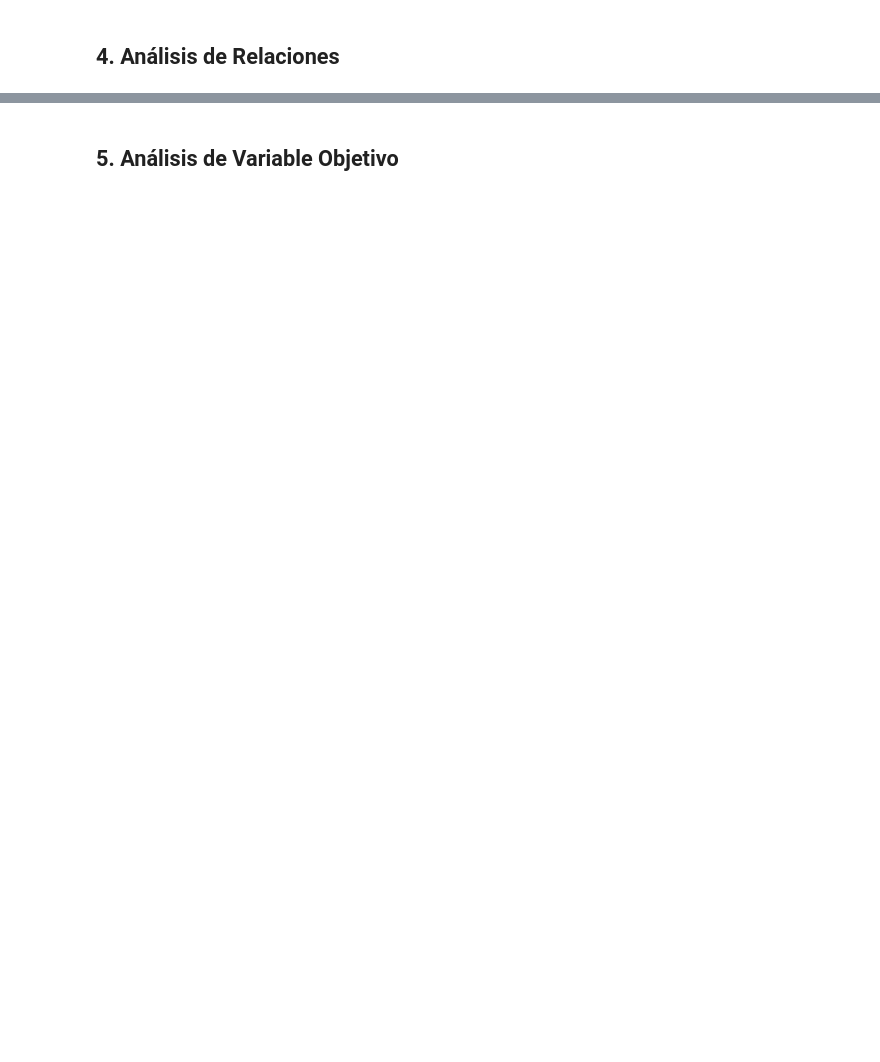
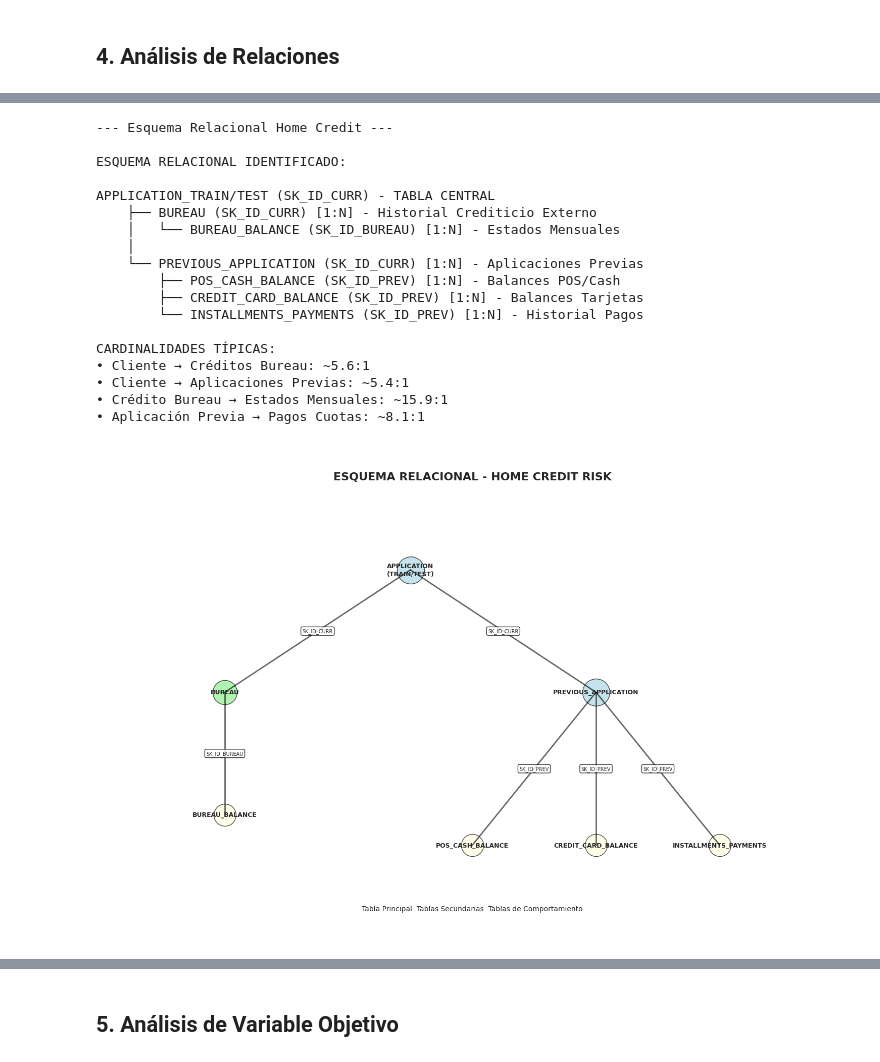
Before and after one commit to BraihanBenjaminGonzalezG/HomeCreditRiskML, a Jupyter notebook: notebooks/01_data_understanding_completo.ipynb, the cells around one changed output, grey strips where cells are left out. Drawn from its saved outputs; the diff is of its cells as text; code cells hidden in the pictures; blank space fills up the shorter version.

```diff
--- a/notebooks/01_data_understanding_completo.ipynb
+++ b/notebooks/01_data_understanding_completo.ipynb
@@ -610,16 +773,16 @@ for rel in relationships:
 print("\n--- Esquema Relacional Home Credit ---")
 
 schema_text = """
-📊 ESQUEMA RELACIONAL IDENTIFICADO:
+ESQUEMA RELACIONAL IDENTIFICADO:
 
 APPLICATION_TRAIN/TEST (SK_ID_CURR) - TABLA CENTRAL
-    ├── 🏦 BUREAU (SK_ID_CURR) [1:N] - Historial Crediticio Externo
-    │   └── 📅 BUREAU_BALANCE (SK_ID_BUREAU) [1:N] - Estados Mensuales
+    ├── BUREAU (SK_ID_CURR) [1:N] - Historial Crediticio Externo
+    │   └── BUREAU_BALANCE (SK_ID_BUREAU) [1:N] - Estados Mensuales
     │
-    └── 📋 PREVIOUS_APPLICATION (SK_ID_CURR) [1:N] - Aplicaciones Previas
-        ├── 🛒 POS_CASH_BALANCE (SK_ID_PREV) [1:N] - Balances POS/Cash
-        ├── 💳 CREDIT_CARD_BALANCE (SK_ID_PREV) [1:N] - Balances Tarjetas
-        └── 💰 INSTALLMENTS_PAYMENTS (SK_ID_PREV) [1:N] - Historial Pagos
+    └── PREVIOUS_APPLICATION (SK_ID_CURR) [1:N] - Aplicaciones Previas
+        ├── POS_CASH_BALANCE (SK_ID_PREV) [1:N] - Balances POS/Cash
+        ├── CREDIT_CARD_BALANCE (SK_ID_PREV) [1:N] - Balances Tarjetas
+        └── INSTALLMENTS_PAYMENTS (SK_ID_PREV) [1:N] - Historial Pagos
 
 CARDINALIDADES TÍPICAS:
 • Cliente → Créditos Bureau: ~5.6:1
@@ -661,32 +824,52 @@ for table, (x, y) in tables.items():
     ax.scatter(x, y, s=size, c=color, alpha=0.7, edgecolors='black')
     ax.text(x, y, table, ha='center', va='center', fontsize=9, fontweight='bold')
 
 # Dibujar conexiones
 connections = [
     ((0.5, 0.8), (0.2, 0.6), 'SK_ID_CURR'),  # APP → BUREAU
     ((0.2, 0.6), (0.2, 0.4), 'SK_ID_BUREAU'),  # BUREAU → BUREAU_BALANCE
     ((0.5, 0.8), (0.8, 0.6), 'SK_ID_CURR'),  # APP → PREV_APP
     ((0.8, 0.6), (0.6, 0.35), 'SK_ID_PREV'),  # PREV_APP → POS_CASH
     ((0.8, 0.6), (0.8, 0.35), 'SK_ID_PREV'),  # PREV_APP → CREDIT_CARD
     ((0.8, 0.6), (1.0, 0.35), 'SK_ID_PREV'),  # PREV_APP → INSTALLMENTS
 ]
 
 for (x1, y1), (x2, y2), key in connections:
     ax.plot([x1, x2], [y1, y2], 'k-', alpha=0.6, linewidth=2)
     # Añadir etiqueta de clave en el medio de la línea
     mid_x, mid_y = (x1 + x2) / 2, (y1 + y2) / 2
     ax.text(mid_x, mid_y, key, ha='center', va='center',
            fontsize=7, bbox=dict(boxstyle='round,pad=0.3', facecolor='white', alpha=0.8))
 
 ax.set_xlim(0, 1.2)
 ax.set_ylim(0.2, 1.0)
 ax.axis('off')
 
 # Añadir leyenda
-legend_text = "🔵 Tabla Principal  🟢 Tablas Secundarias  🟡 Tablas de Comportamiento"
+legend_text = "Tabla Principal  Tablas Secundarias  Tablas de Comportamiento"
 ax.text(0.5, 0.05, legend_text, ha='center', va='bottom',
         fontsize=10, transform=ax.transAxes)
 
 plt.tight_layout()
 plt.show()
+# %% [output]
+--- Esquema Relacional Home Credit ---
+
+ESQUEMA RELACIONAL IDENTIFICADO:
+
+APPLICATION_TRAIN/TEST (SK_ID_CURR) - TABLA CENTRAL
+    ├── BUREAU (SK_ID_CURR) [1:N] - Historial Crediticio Externo
+    │   └── BUREAU_BALANCE (SK_ID_BUREAU) [1:N] - Estados Mensuales
+    │
+    └── PREVIOUS_APPLICATION (SK_ID_CURR) [1:N] - Aplicaciones Previas
+        ├── POS_CASH_BALANCE (SK_ID_PREV) [1:N] - Balances POS/Cash
+        ├── CREDIT_CARD_BALANCE (SK_ID_PREV) [1:N] - Balances Tarjetas
+        └── INSTALLMENTS_PAYMENTS (SK_ID_PREV) [1:N] - Historial Pagos
+
+CARDINALIDADES TÍPICAS:
+• Cliente → Créditos Bureau: ~5.6:1
+• Cliente → Aplicaciones Previas: ~5.4:1
+• Crédito Bureau → Estados Mensuales: ~15.9:1
+• Aplicación Previa → Pagos Cuotas: ~8.1:1
+[figure, added]
 # %%
```
Also changed, not shown: parts of 33 cells of this notebook, 17 other files.
